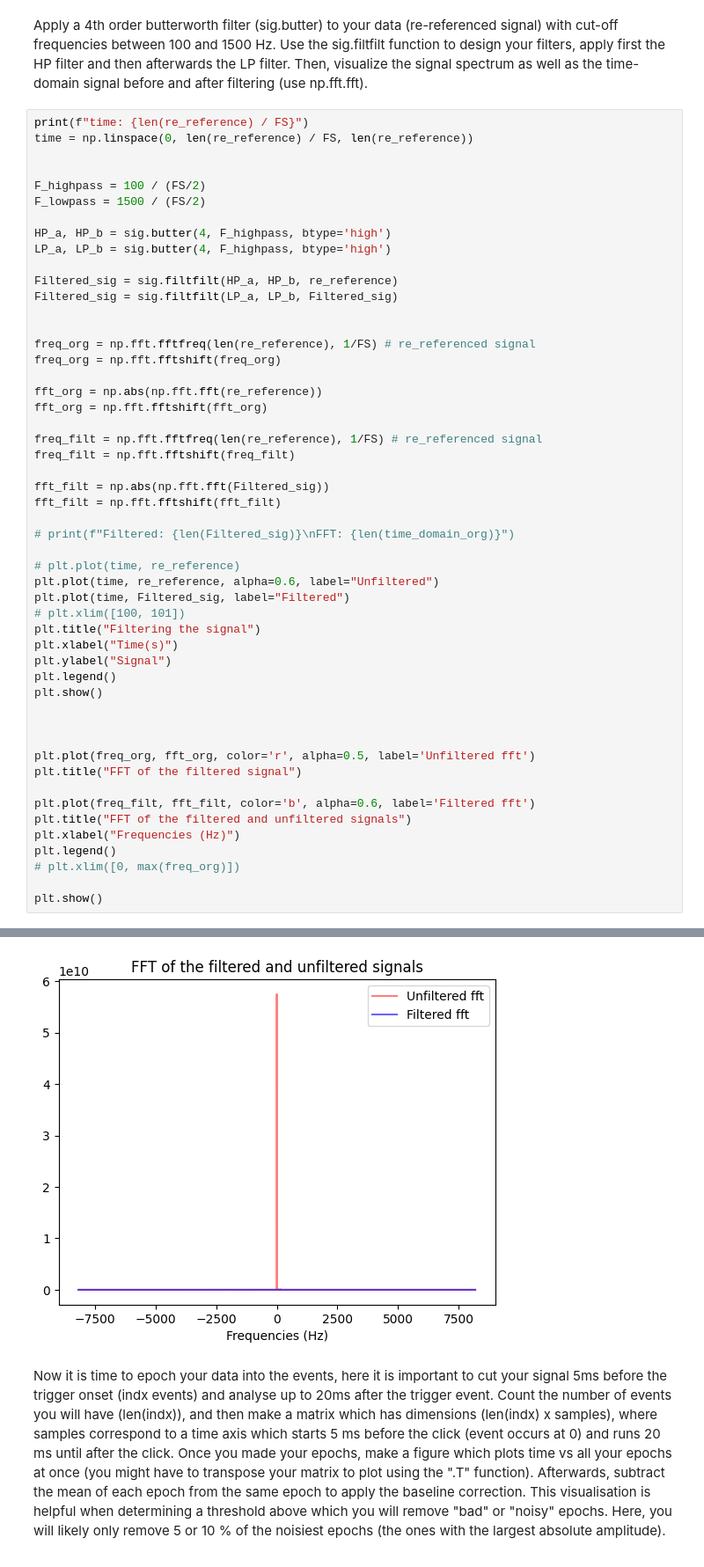
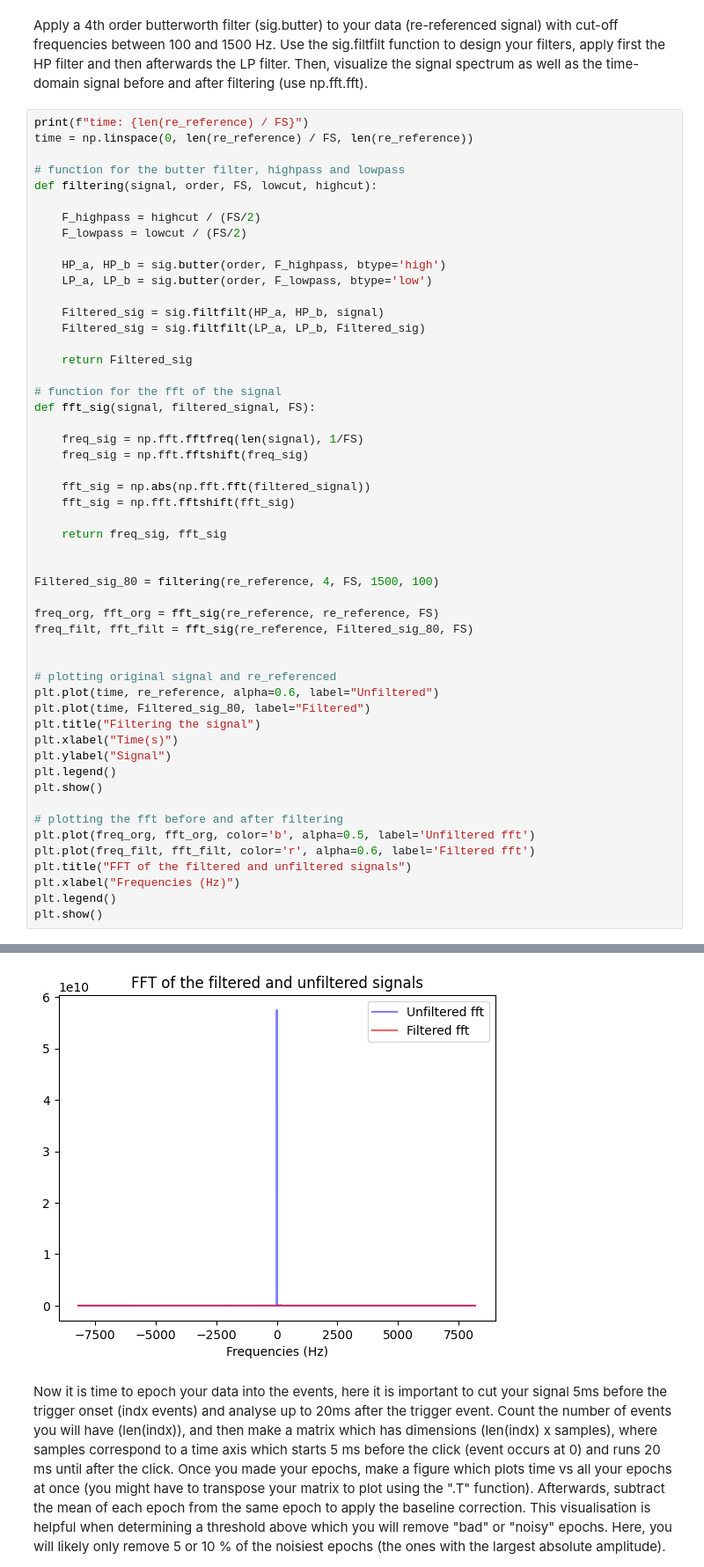
Before and after one commit to cesarz10/Auditory-computation, a Jupyter notebook: AudCompLab2_2022/Exercise_2022.ipynb, the cells around one changed output, grey strips where cells are left out. Shown at 88% size. Cells and saved outputs as stored; diff of their text form.

```diff
--- a/AudCompLab2_2022/Exercise_2022.ipynb
+++ b/AudCompLab2_2022/Exercise_2022.ipynb
@@ -131,58 +118,59 @@ Apply a 4th order butterworth filter (sig.butter) to your data (re-referenced si
 # %%
 print(f"time: {len(re_reference) / FS}")
 time = np.linspace(0, len(re_reference) / FS, len(re_reference))
 
+# function for the butter filter, highpass and lowpass
+def filtering(signal, order, FS, lowcut, highcut):
 
-F_highpass = 100 / (FS/2)
-F_lowpass = 1500 / (FS/2)
+    F_highpass = highcut / (FS/2)
+    F_lowpass = lowcut / (FS/2)
 
-HP_a, HP_b = sig.butter(4, F_highpass, btype='high')
-LP_a, LP_b = sig.butter(4, F_highpass, btype='high')
+    HP_a, HP_b = sig.butter(order, F_highpass, btype='high')
+    LP_a, LP_b = sig.butter(order, F_lowpass, btype='low')
 
-Filtered_sig = sig.filtfilt(HP_a, HP_b, re_reference)
-Filtered_sig = sig.filtfilt(LP_a, LP_b, Filtered_sig)
+    Filtered_sig = sig.filtfilt(HP_a, HP_b, signal)
+    Filtered_sig = sig.filtfilt(LP_a, LP_b, Filtered_sig)
+
+    return Filtered_sig
+
+# function for the fft of the signal
+def fft_sig(signal, filtered_signal, FS):
+
+    freq_sig = np.fft.fftfreq(len(signal), 1/FS)
+    freq_sig = np.fft.fftshift(freq_sig)
+
+    fft_sig = np.abs(np.fft.fft(filtered_signal))
+    fft_sig = np.fft.fftshift(fft_sig)
+
+    return freq_sig, fft_sig
 
 
-freq_org = np.fft.fftfreq(len(re_reference), 1/FS) # re_referenced signal
-freq_org = np.fft.fftshift(freq_org)
+Filtered_sig_80 = filtering(re_reference, 4, FS, 1500, 100)
 
-fft_org = np.abs(np.fft.fft(re_reference))
-fft_org = np.fft.fftshift(fft_org)
+freq_org, fft_org = fft_sig(re_reference, re_reference, FS)
+freq_filt, fft_filt = fft_sig(re_reference, Filtered_sig_80, FS)
 
-freq_filt = np.fft.fftfreq(len(re_reference), 1/FS) # re_referenced signal
-freq_filt = np.fft.fftshift(freq_filt)
 
-fft_filt = np.abs(np.fft.fft(Filtered_sig))
-fft_filt = np.fft.fftshift(fft_filt)
-
-# print(f"Filtered: {len(Filtered_sig)}\nFFT: {len(time_domain_org)}")
-
-# plt.plot(time, re_reference)
+# plotting original signal and re_referenced
 plt.plot(time, re_reference, alpha=0.6, label="Unfiltered")
-plt.plot(time, Filtered_sig, label="Filtered")
-# plt.xlim([100, 101])
+plt.plot(time, Filtered_sig_80, label="Filtered")
 plt.title("Filtering the signal")
 plt.xlabel("Time(s)")
 plt.ylabel("Signal")
 plt.legend()
 plt.show()
 
-
-
-plt.plot(freq_org, fft_org, color='r', alpha=0.5, label='Unfiltered fft')
-plt.title("FFT of the filtered signal")
-
-plt.plot(freq_filt, fft_filt, color='b', alpha=0.6, label='Filtered fft')
+# plotting the fft before and after filtering
+plt.plot(freq_org, fft_org, color='b', alpha=0.5, label='Unfiltered fft')
+plt.plot(freq_filt, fft_filt, color='r', alpha=0.6, label='Filtered fft')
 plt.title("FFT of the filtered and unfiltered signals")
 plt.xlabel("Frequencies (Hz)")
 plt.legend()
-# plt.xlim([0, max(freq_org)])
-
 plt.show()
 # %% [output]
 time: 437.0
 [figure]
-[figure, old version]
+[figure, new version]
 # %% [markdown]
 Now it is time to epoch your data into the events, here it is important to cut your signal 5ms before the trigger onset (indx events) and analyse up to 20ms after the trigger event. Count the number of events you will have (len(indx)), and then make a matrix which has dimensions (len(indx) x samples), where samples correspond to a time axis which starts 5 ms before the click (event occurs at 0) and runs 20 ms until after the click. Once you made your epochs, make a figure which plots time vs all your epochs at once (you might have to transpose your matrix to plot using the ".T" function). Afterwards, subtract the mean of each epoch from the same epoch to apply the baseline correction. This visualisation is helpful when determining a threshold above which you will remove "bad" or "noisy" epochs. Here, you will likely only remove 5 or 10 % of the noisiest epochs (the ones with the largest absolute amplitude). Write a code to automatically remove equal number of epochs of each polarity with amplitudes above a reasonable "self-determined" threshold value. Discard the noisy epochs and now compare your epochs before and after noise-rejecting. Did your algorithm work?
 
```
Also changed, not shown: parts of 15 cells of this notebook.
